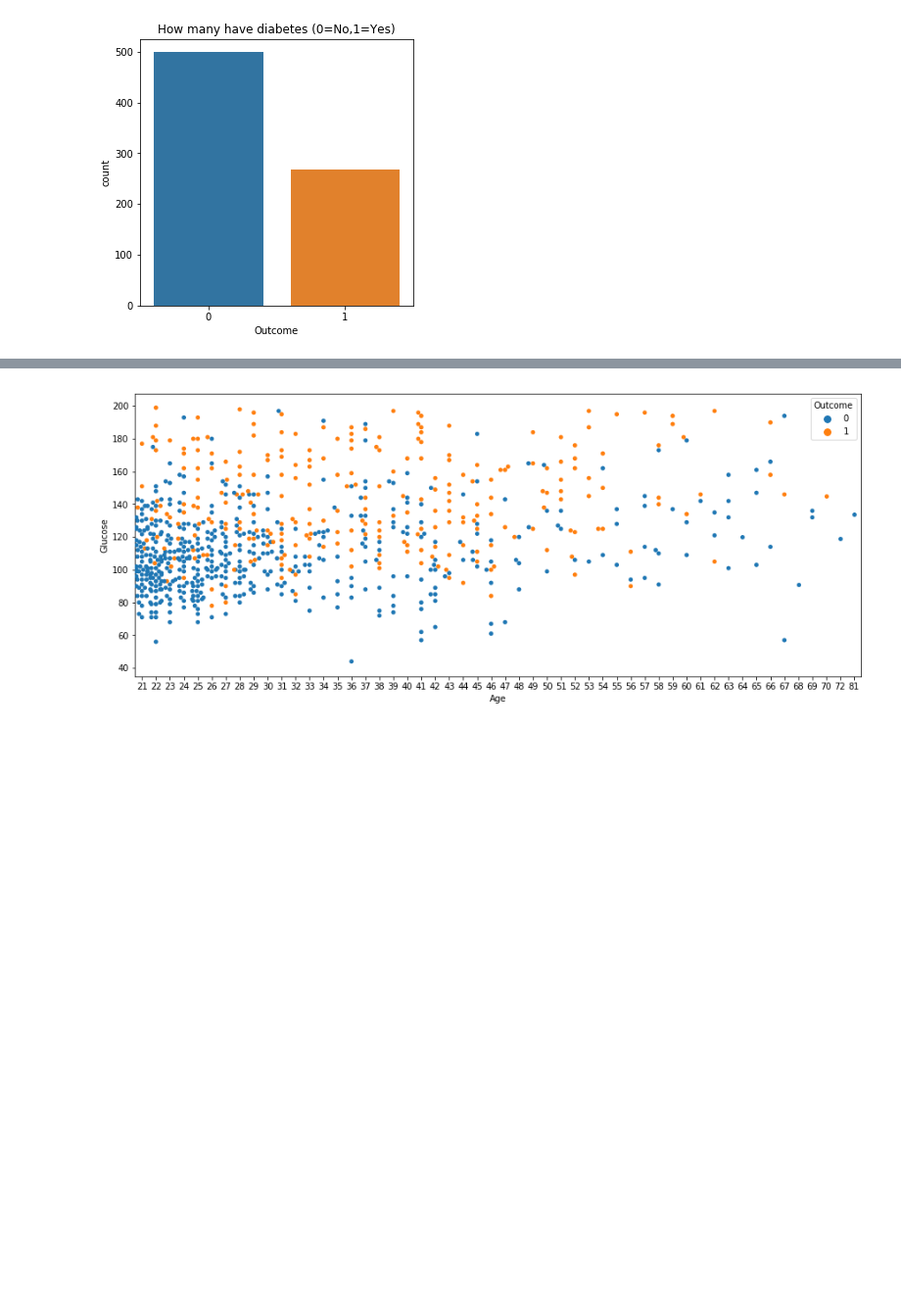
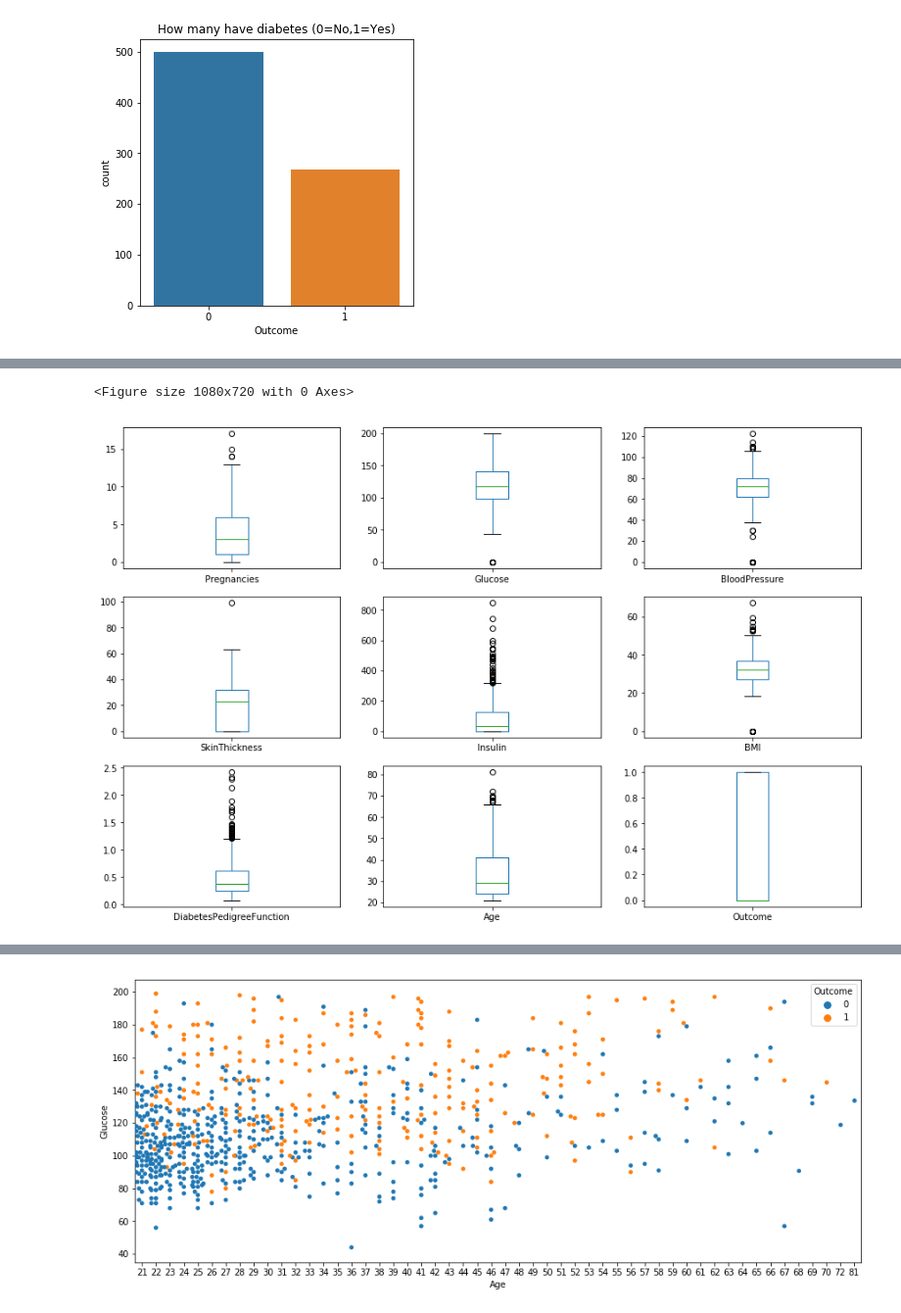
Before and after one commit to kp-algomaster/Data_PreProcessing_with_Python, a Jupyter notebook: data_pre-processing.ipynb, the cells around one changed output, grey strips where cells are left out. Shown at 98% size. Saved outputs shown, nothing was run; the diff lists cells and outputs as text; code cells hidden in the pictures; blank space fills up the shorter version.

```diff
--- a/data_pre-processing.ipynb
+++ b/data_pre-processing.ipynb
@@ -304,2 +335,10 @@ array([[<matplotlib.axes._subplots.AxesSubplot object at 0x...>,
+# %%
+# box and whisker plot (Univariate Plots)
+# with this we can determine outliers in dataset
+pima_df.plot(kind='box',subplots=True,layout=(3,3),sharex=False, sharey=False,figsize=(15,10))
+plt.show()
+# %% [output]
+<Figure size 1080x720 with 0 Axes>
+[figure, added]
 # %%
 #Plotting all of your data: Bee swarm plots
```
Also changed, not shown: parts of 22 cells of this notebook.
